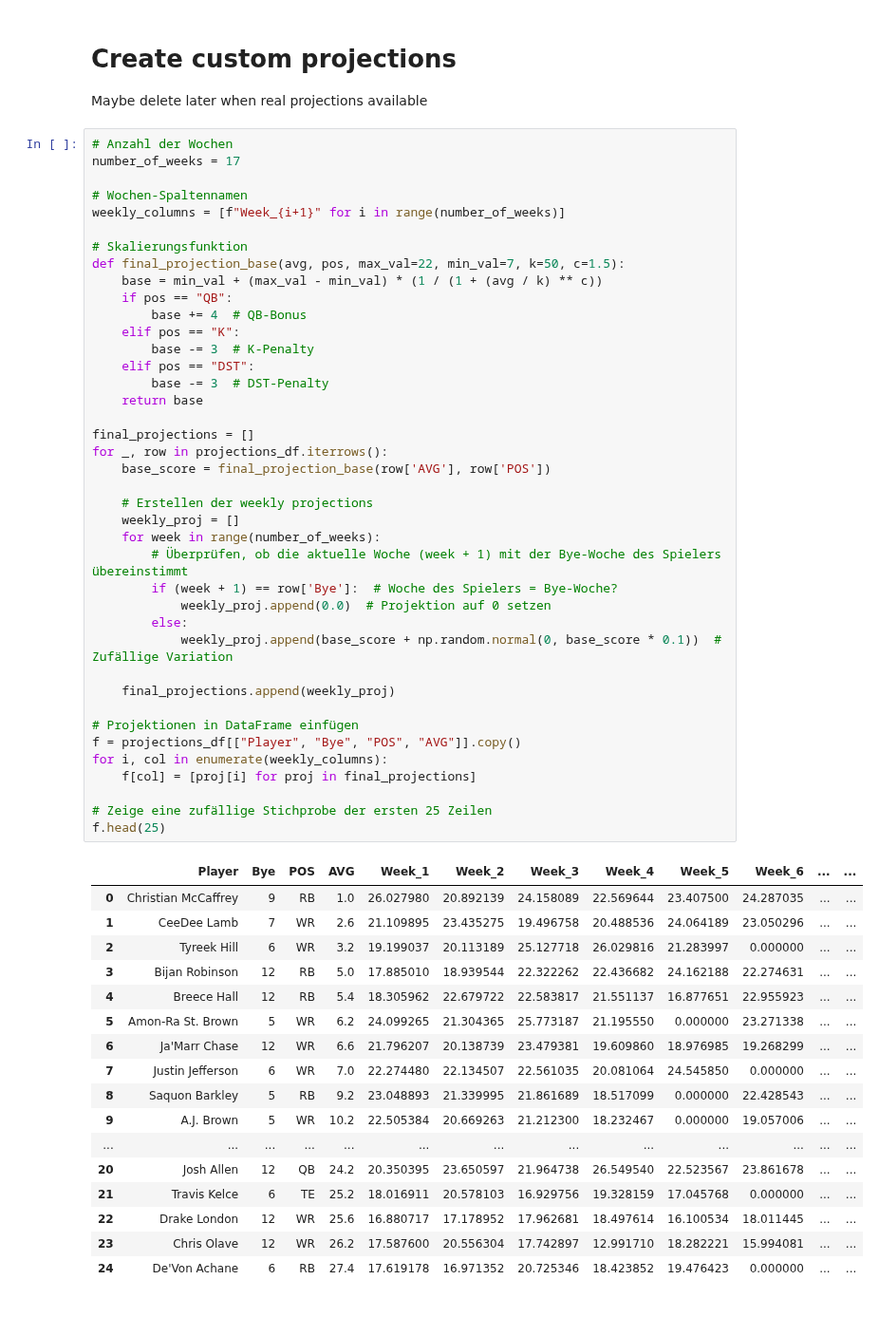
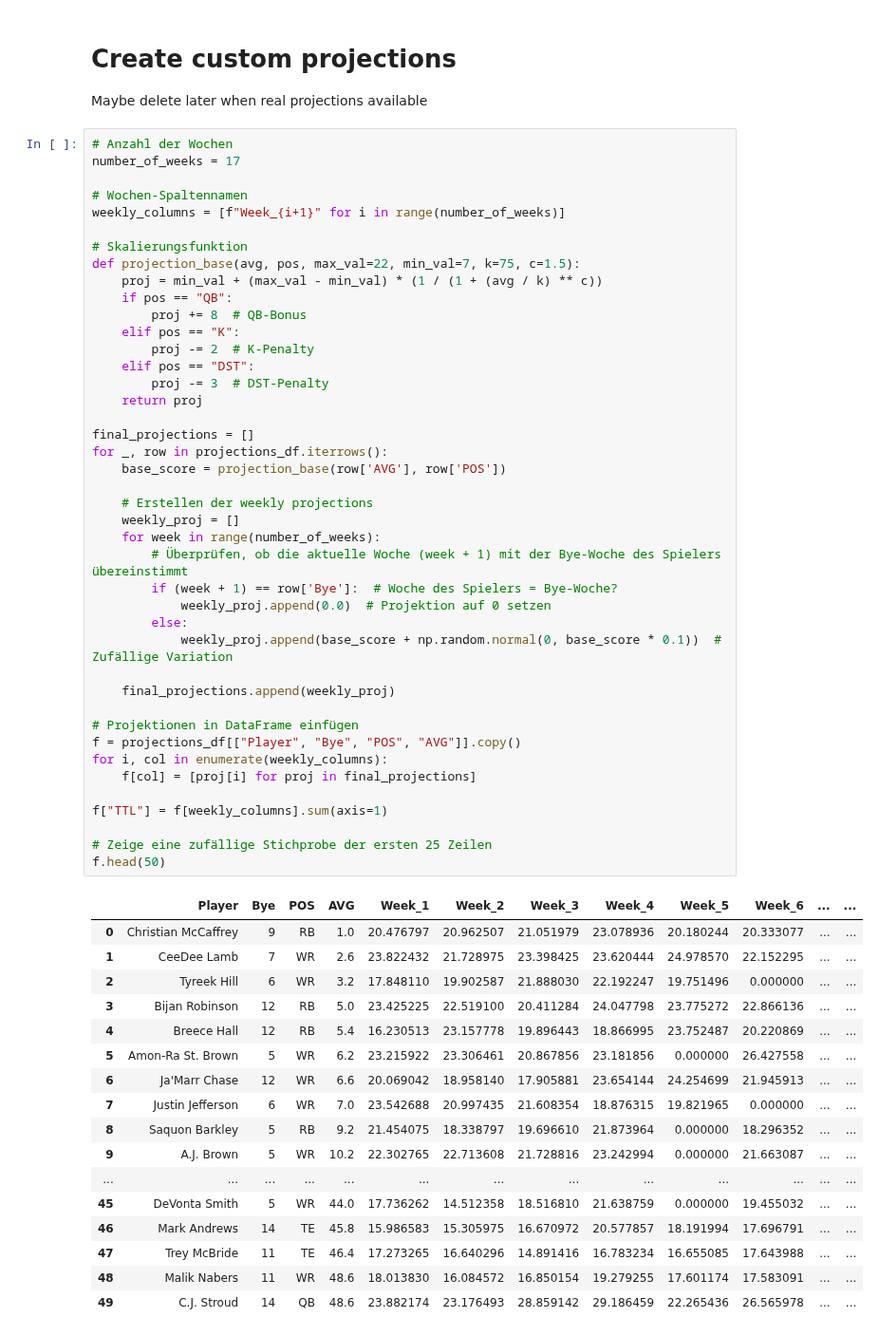
Before and after one commit to alexk2206/Data_Driven_Fantasy_Football, a Jupyter notebook: Enhanced_optimization.ipynb, the cells around one changed output. Shown at 95% size. Saved outputs shown, nothing was run; the diff lists cells and outputs as text.

```diff
--- a/Enhanced_optimization.ipynb
+++ b/Enhanced_optimization.ipynb
@@ -63,54 +75,56 @@ number_of_weeks = 17
 # Wochen-Spaltennamen
 weekly_columns = [f"Week_{i+1}" for i in range(number_of_weeks)]
 
 # Skalierungsfunktion
-def final_projection_base(avg, pos, max_val=22, min_val=7, k=50, c=1.5):
-    base = min_val + (max_val - min_val) * (1 / (1 + (avg / k) ** c))
+def projection_base(avg, pos, max_val=22, min_val=7, k=75, c=1.5):
+    proj = min_val + (max_val - min_val) * (1 / (1 + (avg / k) ** c))
     if pos == "QB":
-        base += 4  # QB-Bonus
+        proj += 8  # QB-Bonus
     elif pos == "K":
-        base -= 3  # K-Penalty
+        proj -= 2  # K-Penalty
     elif pos == "DST":
-        base -= 3  # DST-Penalty
-    return base
+        proj -= 3  # DST-Penalty
+    return proj
 
 final_projections = []
 for _, row in projections_df.iterrows():
-    base_score = final_projection_base(row['AVG'], row['POS'])
+    base_score = projection_base(row['AVG'], row['POS'])
 
     # Erstellen der weekly projections
     weekly_proj = []
     for week in range(number_of_weeks):
         # Überprüfen, ob die aktuelle Woche (week + 1) mit der Bye-Woche des Spielers übereinstimmt
         if (week + 1) == row['Bye']:  # Woche des Spielers = Bye-Woche?
             weekly_proj.append(0.0)  # Projektion auf 0 setzen
         else:
             weekly_proj.append(base_score + np.random.normal(0, base_score * 0.1))  # Zufällige Variation
 
     final_projections.append(weekly_proj)
 
 # Projektionen in DataFrame einfügen
 f = projections_df[["Player", "Bye", "POS", "AVG"]].copy()
 for i, col in enumerate(weekly_columns):
     f[col] = [proj[i] for proj in final_projections]
 
+f["TTL"] = f[weekly_columns].sum(axis=1)
+
 # Zeige eine zufällige Stichprobe der ersten 25 Zeilen
-f.head(25)
+f.head(50)
 # %% [output]
 |  | Player | Bye | POS | AVG | Week_1 | Week_2 | Week_3 | Week_4 | Week_5 | Week_6 | ... | ... |
-| 0 | Christian McCaffrey | 9 | RB | 1.0 | 26.027980 | 20.892139 | 24.158089 | 22.569644 | 23.407500 | 24.287035 | ... | ... |
-| 1 | CeeDee Lamb | 7 | WR | 2.6 | 21.109895 | 23.435275 | 19.496758 | 20.488536 | 24.064189 | 23.050296 | ... | ... |
-| 2 | Tyreek Hill | 6 | WR | 3.2 | 19.199037 | 20.113189 | 25.127718 | 26.029816 | 21.283997 | 0.000000 | ... | ... |
-| 3 | Bijan Robinson | 12 | RB | 5.0 | 17.885010 | 18.939544 | 22.322262 | 22.436682 | 24.162188 | 22.274631 | ... | ... |
-| 4 | Breece Hall | 12 | RB | 5.4 | 18.305962 | 22.679722 | 22.583817 | 21.551137 | 16.877651 | 22.955923 | ... | ... |
-| 5 | Amon-Ra St. Brown | 5 | WR | 6.2 | 24.099265 | 21.304365 | 25.773187 | 21.195550 | 0.000000 | 23.271338 | ... | ... |
-| 6 | Ja'Marr Chase | 12 | WR | 6.6 | 21.796207 | 20.138739 | 23.479381 | 19.609860 | 18.976985 | 19.268299 | ... | ... |
-| 7 | Justin Jefferson | 6 | WR | 7.0 | 22.274480 | 22.134507 | 22.561035 | 20.081064 | 24.545850 | 0.000000 | ... | ... |
-| 8 | Saquon Barkley | 5 | RB | 9.2 | 23.048893 | 21.339995 | 21.861689 | 18.517099 | 0.000000 | 22.428543 | ... | ... |
-| 9 | A.J. Brown | 5 | WR | 10.2 | 22.505384 | 20.669263 | 21.212300 | 18.232467 | 0.000000 | 19.057006 | ... | ... |
+| 0 | Christian McCaffrey | 9 | RB | 1.0 | 20.476797 | 20.962507 | 21.051979 | 23.078936 | 20.180244 | 20.333077 | ... | ... |
+| 1 | CeeDee Lamb | 7 | WR | 2.6 | 23.822432 | 21.728975 | 23.398425 | 23.620444 | 24.978570 | 22.152295 | ... | ... |
+| 2 | Tyreek Hill | 6 | WR | 3.2 | 17.848110 | 19.902587 | 21.888030 | 22.192247 | 19.751496 | 0.000000 | ... | ... |
+| 3 | Bijan Robinson | 12 | RB | 5.0 | 23.425225 | 22.519100 | 20.411284 | 24.047798 | 23.775272 | 22.866136 | ... | ... |
+| 4 | Breece Hall | 12 | RB | 5.4 | 16.230513 | 23.157778 | 19.896443 | 18.866995 | 23.752487 | 20.220869 | ... | ... |
+| 5 | Amon-Ra St. Brown | 5 | WR | 6.2 | 23.215922 | 23.306461 | 20.867856 | 23.181856 | 0.000000 | 26.427558 | ... | ... |
+| 6 | Ja'Marr Chase | 12 | WR | 6.6 | 20.069042 | 18.958140 | 17.905881 | 23.654144 | 24.254699 | 21.945913 | ... | ... |
+| 7 | Justin Jefferson | 6 | WR | 7.0 | 23.542688 | 20.997435 | 21.608354 | 18.876315 | 19.821965 | 0.000000 | ... | ... |
+| 8 | Saquon Barkley | 5 | RB | 9.2 | 21.454075 | 18.338797 | 19.696610 | 21.873964 | 0.000000 | 18.296352 | ... | ... |
+| 9 | A.J. Brown | 5 | WR | 10.2 | 22.302765 | 22.713608 | 21.728816 | 23.242994 | 0.000000 | 21.663087 | ... | ... |
 | ... | ... | ... | ... | ... | ... | ... | ... | ... | ... | ... | ... | ... |
-| 20 | Josh Allen | 12 | QB | 24.2 | 20.350395 | 23.650597 | 21.964738 | 26.549540 | 22.523567 | 23.861678 | ... | ... |
-| 21 | Travis Kelce | 6 | TE | 25.2 | 18.016911 | 20.578103 | 16.929756 | 19.328159 | 17.045768 | 0.000000 | ... | ... |
-| 22 | Drake London | 12 | WR | 25.6 | 16.880717 | 17.178952 | 17.962681 | 18.497614 | 16.100534 | 18.011445 | ... | ... |
-| 23 | Chris Olave | 12 | WR | 26.2 | 17.587600 | 20.556304 | 17.742897 | 12.991710 | 18.282221 | 15.994081 | ... | ... |
-| 24 | De'Von Achane | 6 | RB | 27.4 | 17.619178 | 16.971352 | 20.725346 | 18.423852 | 19.476423 | 0.000000 | ... | ... |
+| 45 | DeVonta Smith | 5 | WR | 44.0 | 17.736262 | 14.512358 | 18.516810 | 21.638759 | 0.000000 | 19.455032 | ... | ... |
+| 46 | Mark Andrews | 14 | TE | 45.8 | 15.986583 | 15.305975 | 16.670972 | 20.577857 | 18.191994 | 17.696791 | ... | ... |
+| 47 | Trey McBride | 11 | TE | 46.4 | 17.273265 | 16.640296 | 14.891416 | 16.783234 | 16.655085 | 17.643988 | ... | ... |
+| 48 | Malik Nabers | 11 | WR | 48.6 | 18.013830 | 16.084572 | 16.850154 | 19.279255 | 17.601174 | 17.583091 | ... | ... |
+| 49 | C.J. Stroud | 14 | QB | 48.6 | 23.882174 | 23.176493 | 28.859142 | 29.186459 | 22.265436 | 26.565978 | ... | ... |
```
Also changed, not shown: parts of 6 cells of this notebook.
